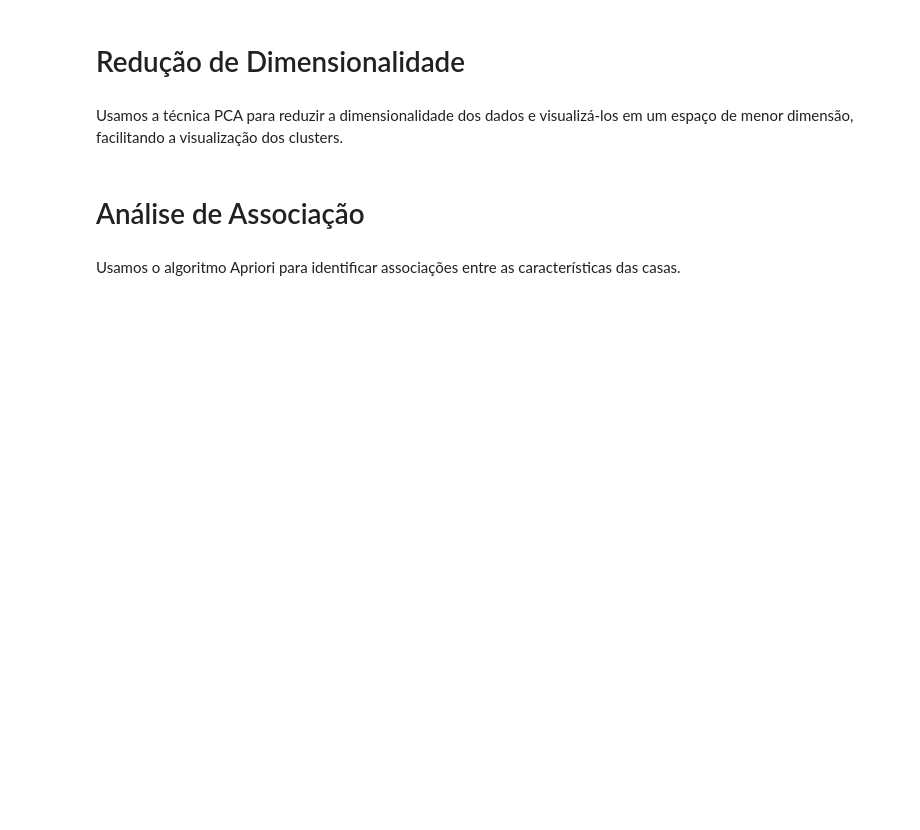
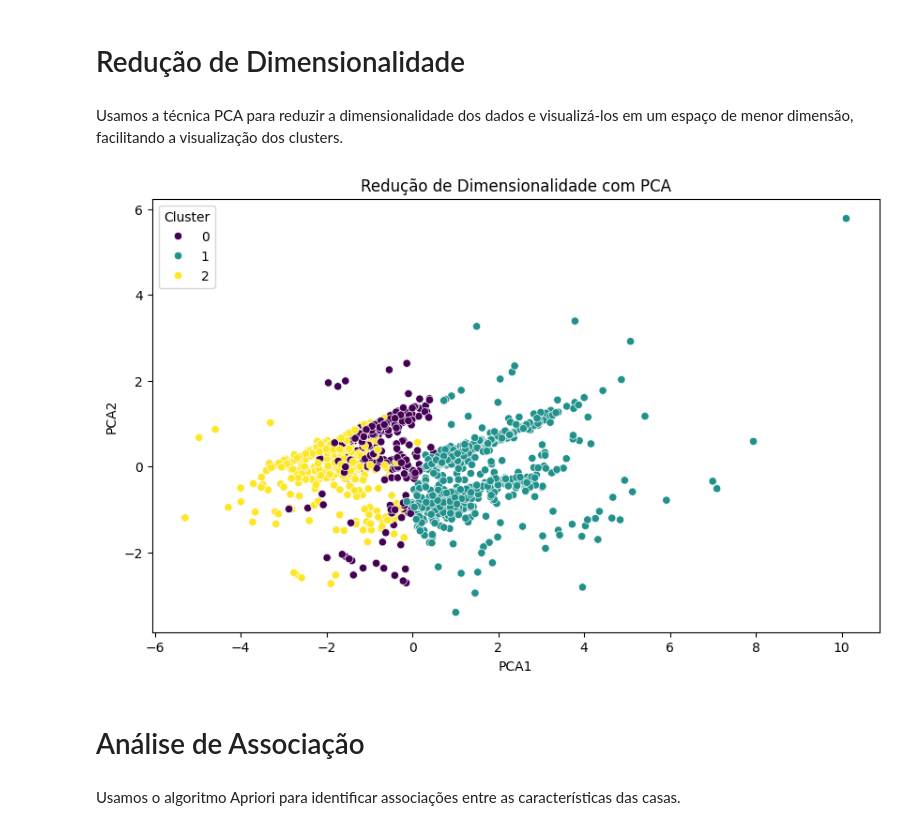
Before and after one commit to thiagoLopesAlvim/TrabalhoC3-AD, a Jupyter notebook: Analise_de_Dados-StoryTelling.ipynb, the cells around one changed output. Saved outputs shown, nothing was run; the diff lists cells and outputs as text; code cells hidden in the pictures; blank space fills up the shorter version.

```diff
--- a/Analise_de_Dados-StoryTelling.ipynb
+++ b/Analise_de_Dados-StoryTelling.ipynb
@@ -194,21 +293,23 @@ Usamos a técnica PCA para reduzir a dimensionalidade dos dados e visualizá-los
 # %%
 from sklearn.decomposition import PCA
 
 # Aplicar PCA
 pca = PCA(n_components=2)
 X_pca = pca.fit_transform(X_scaled)
 
 # Adicionar os componentes principais ao DataFrame original
-data['PCA1'] = X_pca[:, 0]
-data['PCA2'] = X_pca[:, 1]
+train_data['PCA1'] = X_pca[:, 0]
+train_data['PCA2'] = X_pca[:, 1]
 
 # Visualizar os dados em 2D
 plt.figure(figsize=(10, 6))
-sns.scatterplot(x='PCA1', y='PCA2', hue='Cluster', data=data, palette='viridis')
+sns.scatterplot(x='PCA1', y='PCA2', hue='Cluster', data=train_data, palette='viridis')
 plt.title('Redução de Dimensionalidade com PCA')
 plt.xlabel('PCA1')
 plt.ylabel('PCA2')
 plt.show()
+# %% [output]
+[figure, added]
 # %% [markdown]
 # Análise de Associação
 # %% [markdown]
```
Also changed, not shown: parts of 11 cells of this notebook.
